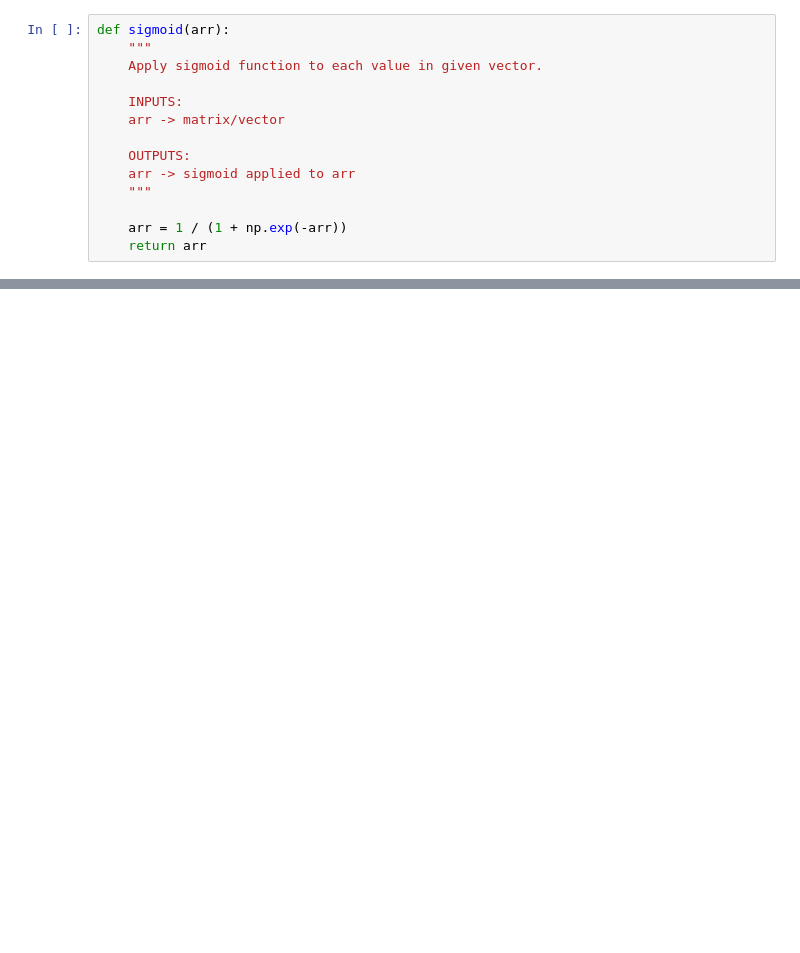
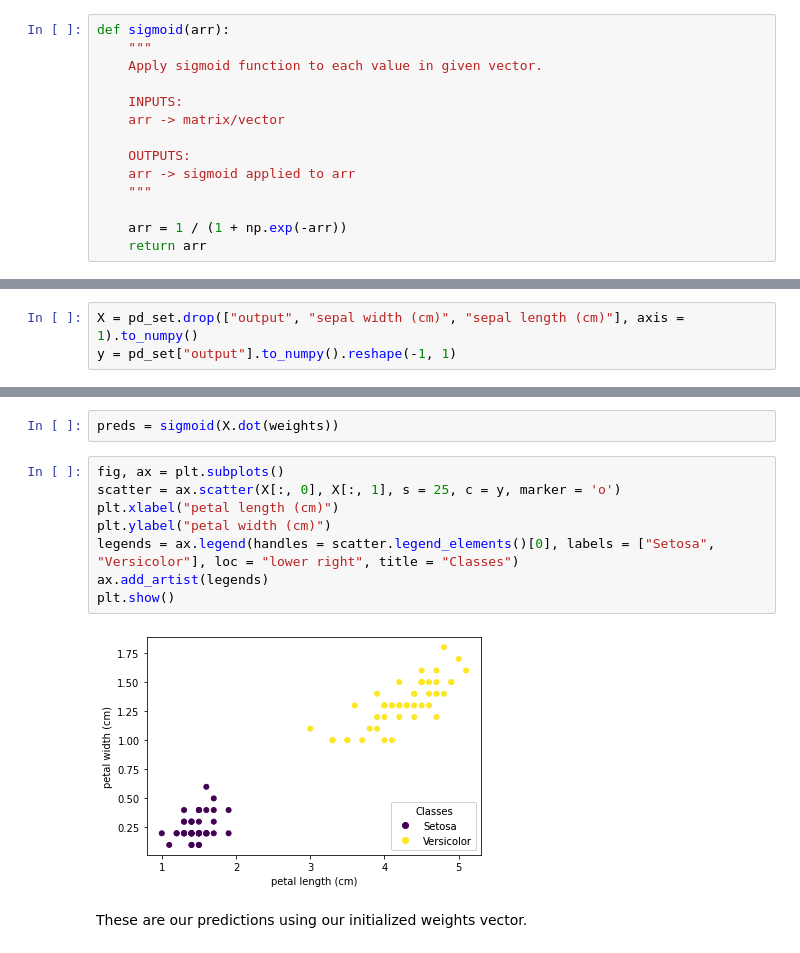
Before and after one commit to heerboi/ML-from-scratch, a Jupyter notebook: Logistic_Regression.ipynb, the cells around one changed output, grey strips where cells are left out. Drawn from its saved outputs; the diff is of its cells as text; blank space fills up the shorter version.

```diff
--- a/Logistic_Regression.ipynb
+++ b/Logistic_Regression.ipynb
@@ -44,0 +220,3 @@ def sigmoid(arr):
+# %%
+X = pd_set.drop(["output", "sepal width (cm)", "sepal length (cm)"], axis = 1).to_numpy()
+y = pd_set["output"].to_numpy().reshape(-1, 1)
@@ -44,0 +232,14 @@ def sigmoid(arr):
+# %%
+preds = sigmoid(X.dot(weights))
+# %%
+fig, ax = plt.subplots()
+scatter = ax.scatter(X[:, 0], X[:, 1], s = 25, c = y, marker = 'o')
+plt.xlabel("petal length (cm)")
+plt.ylabel("petal width (cm)")
+legends = ax.legend(handles = scatter.legend_elements()[0], labels = ["Setosa", "Versicolor"], loc = "lower right", title = "Classes")
+ax.add_artist(legends)
+plt.show()
+# %% [output]
+[figure, added]
+# %% [markdown]
+These are our predictions using our initialized weights vector.
```
Also changed, not shown: parts of 38 cells of this notebook.
